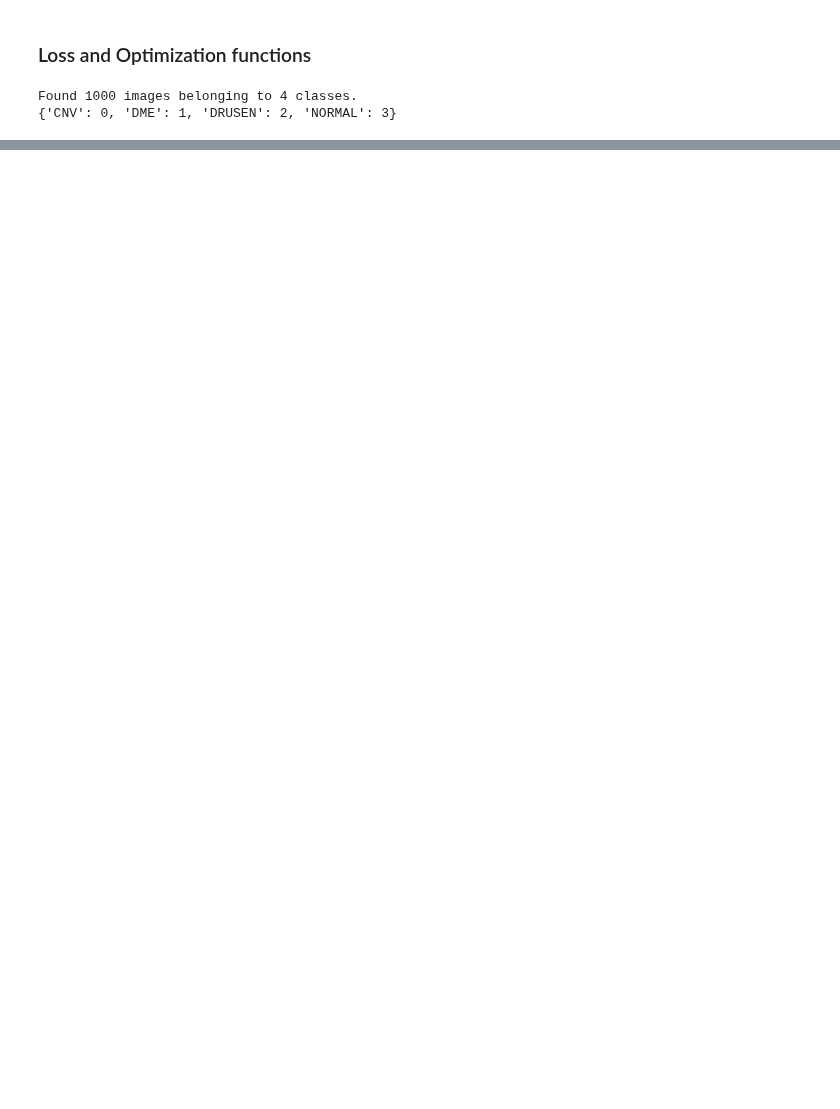
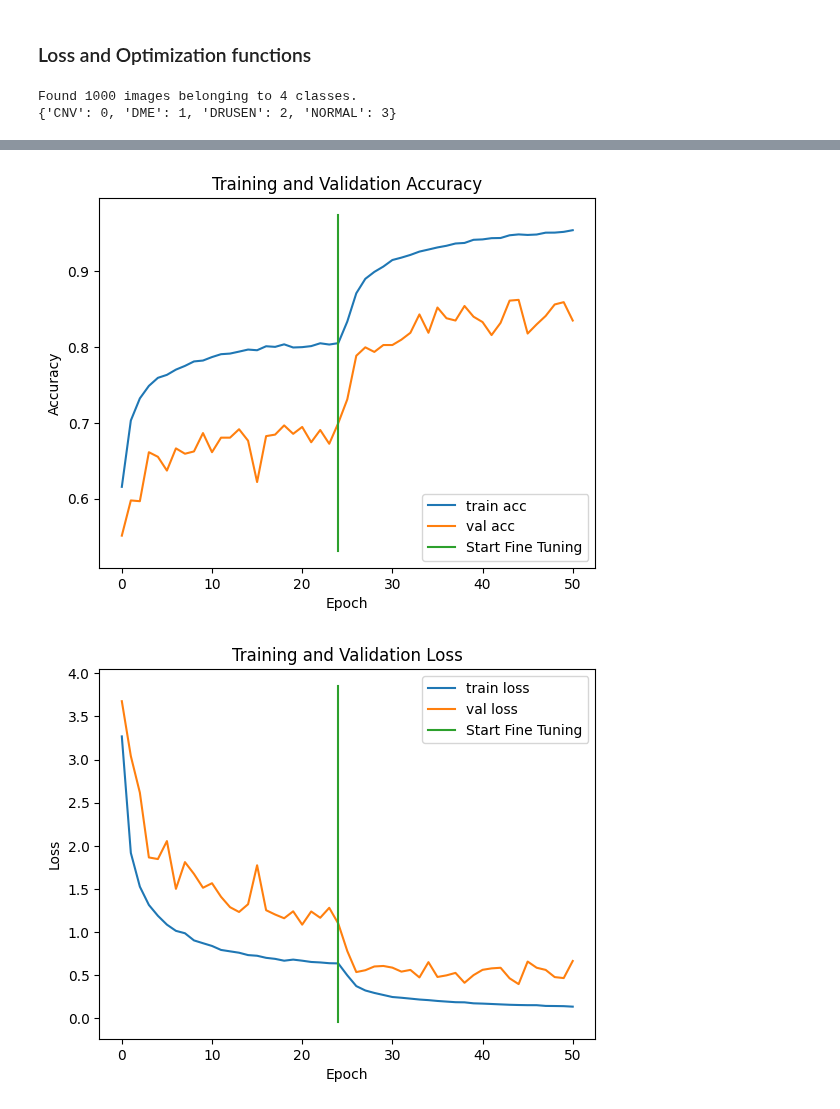
Before and after one commit to ibnuazam/OCT-TF-FT, a Jupyter notebook: transfer-learning-vgg16-keras.ipynb, the cells around one changed output, grey strips where cells are left out. Saved outputs shown, nothing was run; the diff lists cells and outputs as text; code cells hidden in the pictures; blank space fills up the shorter version.

```diff
--- a/transfer-learning-vgg16-keras.ipynb
+++ b/transfer-learning-vgg16-keras.ipynb
@@ -319,0 +404,17 @@ time:  13286.036281585693
+# %%
+fine_st_tm = time.time()
+
+fine_tune_epochs = 25
+total_epochs =  initial_epochs + fine_tune_epochs
+
+r_fine = model.fit_generator(
+    train_generator,
+    validation_data=valid_generator,
+    epochs=total_epochs,
+    initial_epoch=r.epoch[-1],
+    steps_per_epoch=len(train_image_files) // batch_size,
+    validation_steps=len(valid_image_files) // batch_size,
+)
+
+fine_end_tm = time.time()
+print("time elapsed for fine-tuning epochs: ", fine_end_tm - fine_st_tm)
@@ -319,0 +463,32 @@ time:  13286.036281585693
+# %%
+# plot Loss and Accuracies
+acc += r_fine.history['accuracy']
+val_acc += r_fine.history['val_accuracy']
+
+loss += r_fine.history['loss']
+val_loss += r_fine.history['val_loss']
+
+# accuracies
+plt.plot(acc, label='train acc')
+plt.plot(val_acc, label='val acc')
+plt.plot([initial_epochs-1,initial_epochs-1],
+        plt.ylim(), label='Start Fine Tuning')
+plt.legend(loc='lower right')
+plt.ylabel('Accuracy')
+plt.xlabel('Epoch')
+plt.title('Training and Validation Accuracy')
+plt.show()
+
+# loss
+plt.plot(loss, label='train loss')
+plt.plot(val_loss, label='val loss')
+plt.plot([initial_epochs-1,initial_epochs-1],
+        plt.ylim(), label='Start Fine Tuning')
+plt.legend(loc='upper right')
+plt.ylabel('Loss')
+plt.xlabel('Epoch')
+plt.title('Training and Validation Loss')
+plt.show()
+# %% [output]
+[figure, added]
+[figure, added]
```
Also changed, not shown: parts of 21 cells of this notebook.
